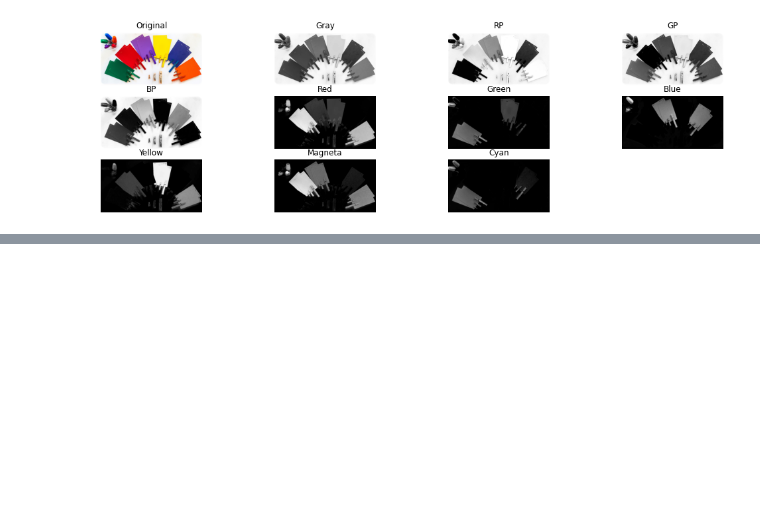
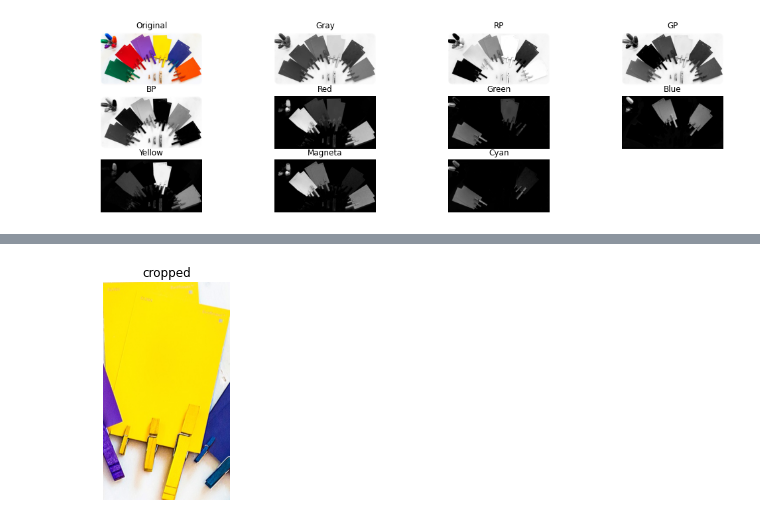
Before and after one commit to HARSHITPRATAP7121/AIDL, a Jupyter notebook: day10jp.ipynb, the cells around one changed output, grey strips where cells are left out. Cells and saved outputs as stored; diff of their text form; code cells hidden in the pictures; blank space fills up the shorter version.

```diff
--- a/day10jp.ipynb
+++ b/day10jp.ipynb
@@ -62,0 +77,8 @@ plt.show()
+# %%
+rp0=rp[0]
+y1,x1,y2,x2 = rp0.bbox
+# %%
+img_cropped=img1[y1:y2, x1:x2,:].copy()
+imshow(img_cropped[:,:,::-1],'cropped')
+# %% [output]
+[figure, added]
```
Also changed, not shown: parts of 4 cells of this notebook.
